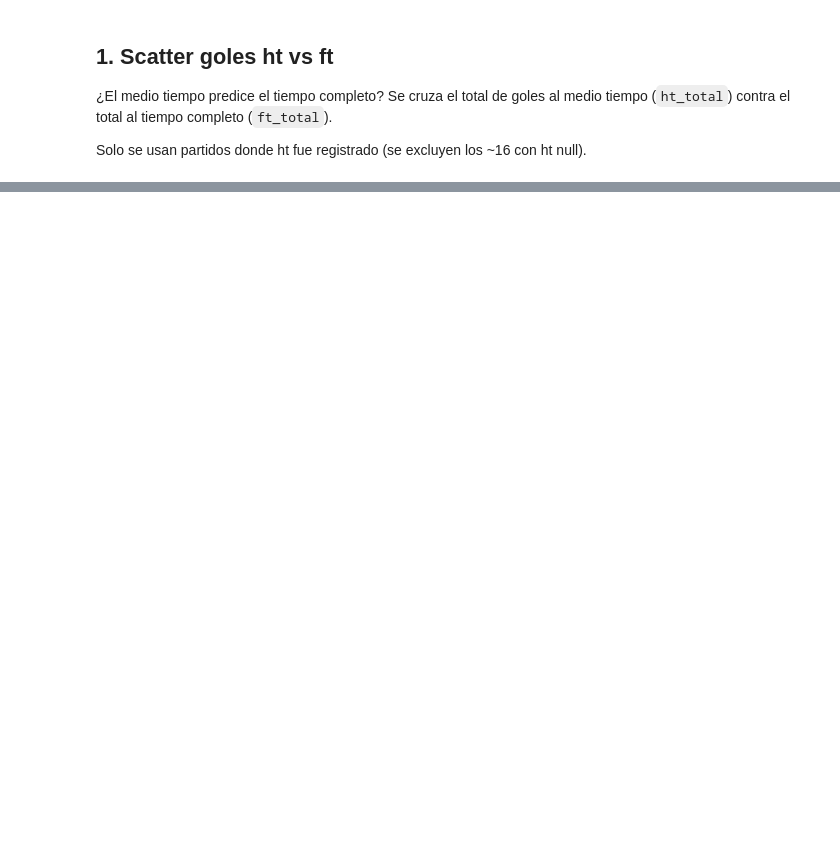
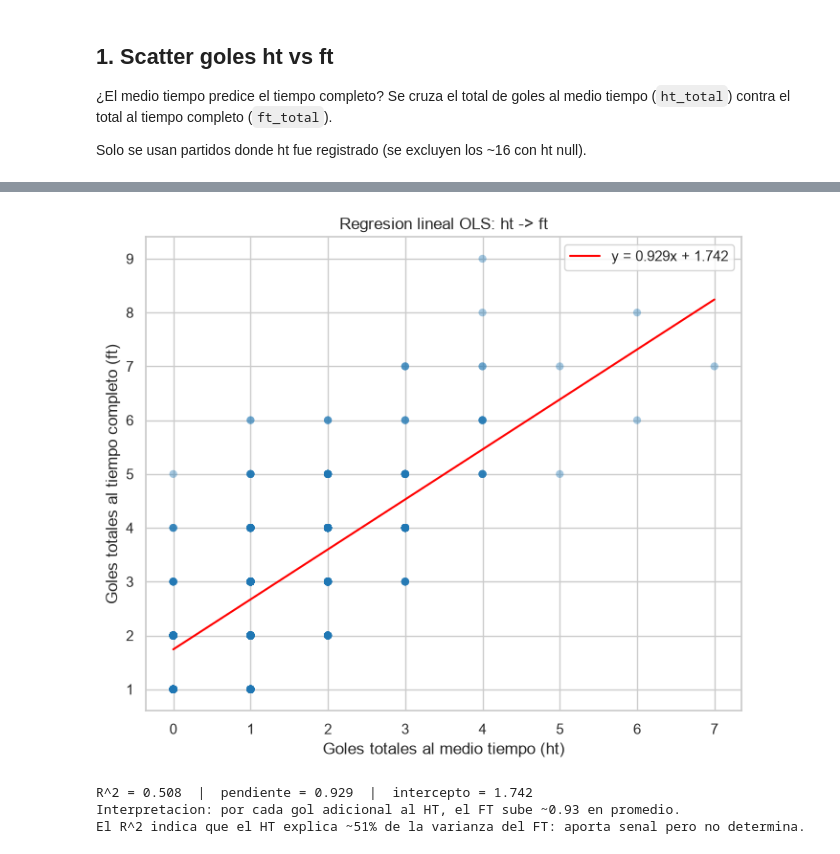
Before and after one commit to juantuberquia1997/programacion_cientifica, a Jupyter notebook: notebooks/02_analisis_dinamica_ht_vs_ft.ipynb, the cells around one changed output, grey strips where cells are left out. Saved outputs shown, nothing was run; the diff lists cells and outputs as text; code cells hidden in the pictures; blank space fills up the shorter version.

Commit message:
show tables and graphics

```diff
--- a/notebooks/02_analisis_dinamica_ht_vs_ft.ipynb
+++ b/notebooks/02_analisis_dinamica_ht_vs_ft.ipynb
@@ -105,0 +97,6 @@ Pasos sugeridos:
+# %%
+import statsmodels.api as sm
+
+X = sm.add_constant(df_ht['ht_total'])
+modelo = sm.OLS(df_ht['ft_total'], X).fit()
+print(modelo.summary())
@@ -105,0 +121,22 @@ Pasos sugeridos:
+# %%
+# Scatter + recta de regresion OLS
+fig, ax = plt.subplots(figsize=(7, 6))
+ax.scatter(df_ht['ht_total'], df_ht['ft_total'], alpha=0.4, edgecolor='none', s=35, color='#1f77b4')
+xs = np.linspace(df_ht['ht_total'].min(), df_ht['ht_total'].max(), 100)
+ys = modelo.params['const'] + modelo.params['ht_total'] * xs
+ax.plot(xs, ys, color='red', label=f"y = {modelo.params['ht_total']:.3f}x + {modelo.params['const']:.3f}")
+ax.set_xlabel('Goles totales al medio tiempo (ht)')
+ax.set_ylabel('Goles totales al tiempo completo (ft)')
+ax.set_title('Regresion lineal OLS: ht -> ft')
+ax.legend()
+plt.tight_layout()
+plt.savefig(PROJECT_DIR / 'data' / 'processed' / 'regression_ht_vs_ft.png', dpi=120)
+plt.show()
+print(f"R^2 = {modelo.rsquared:.3f}  |  pendiente = {modelo.params['ht_total']:.3f}  |  intercepto = {modelo.params['const']:.3f}")
+print('Interpretacion: por cada gol adicional al HT, el FT sube ~0.93 en promedio.')
+print('El R^2 indica que el HT explica ~51% de la varianza del FT: aporta senal pero no determina.')
+# %% [output]
+[figure, added]
+R^2 = 0.508  |  pendiente = 0.929  |  intercepto = 1.742
+Interpretacion: por cada gol adicional al HT, el FT sube ~0.93 en promedio.
+El R^2 indica que el HT explica ~51% de la varianza del FT: aporta senal pero no determina.
```
Also changed, not shown: parts of 16 cells of this notebook, 10 other files.
